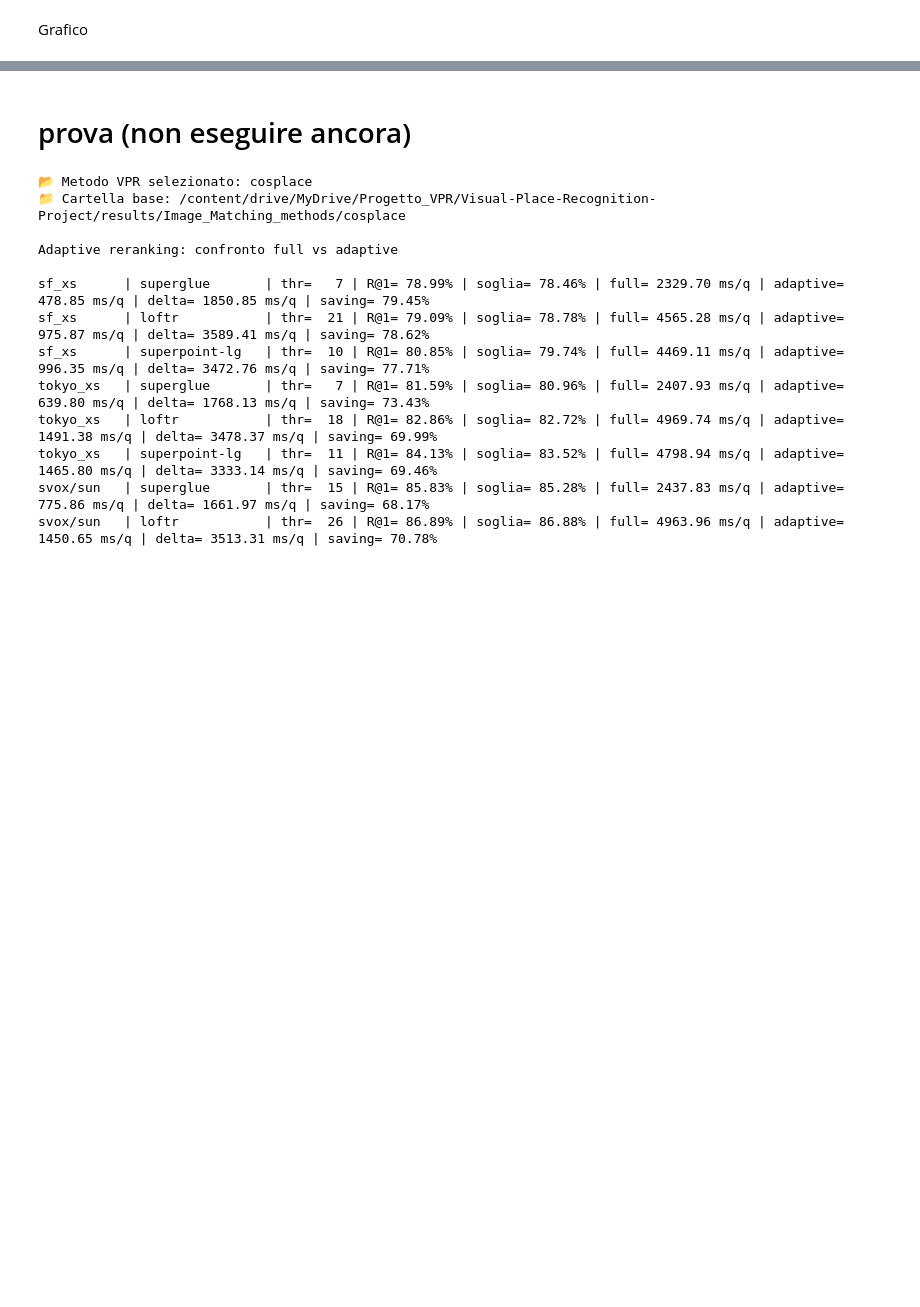
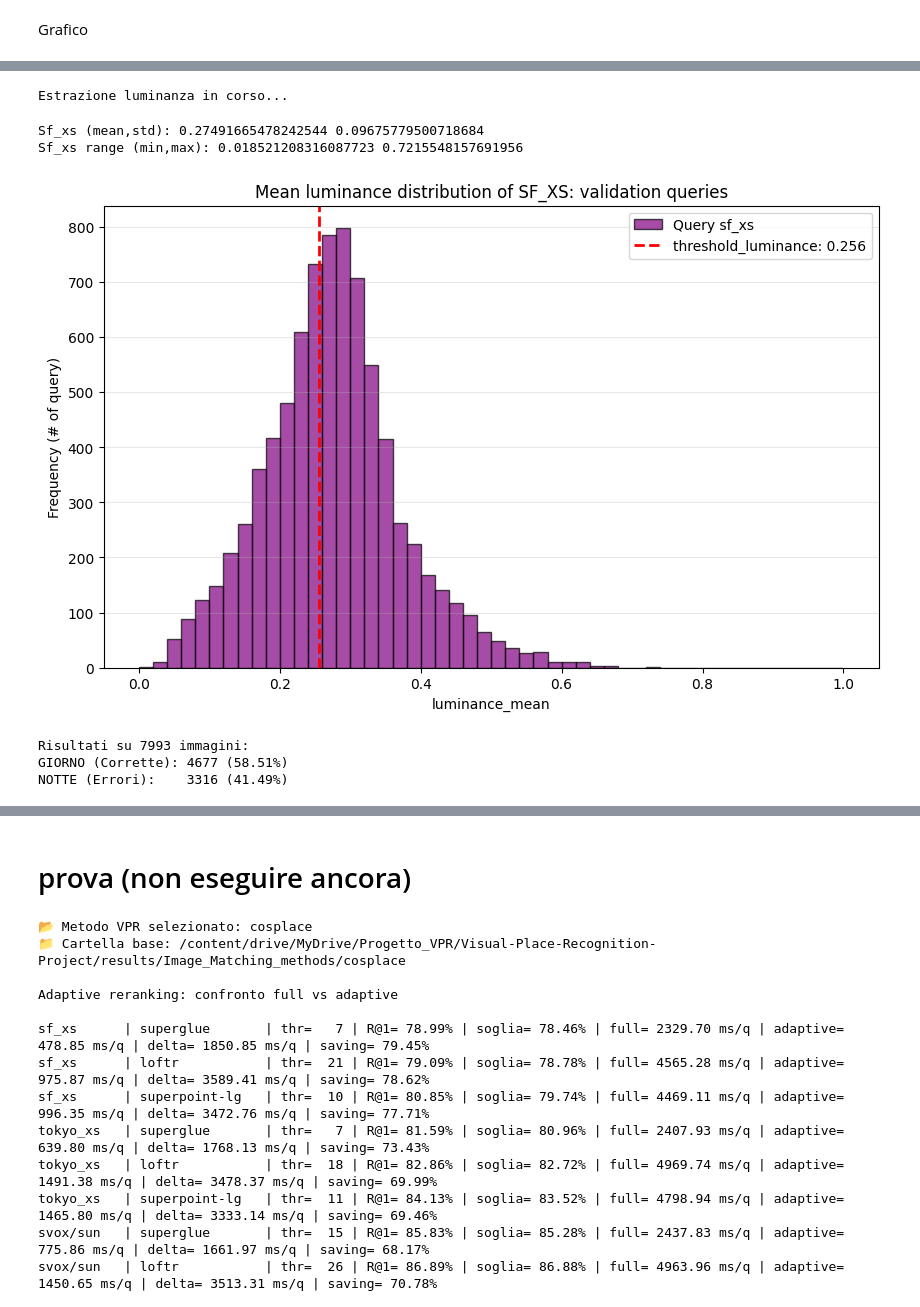
Before and after one commit to androsida/Visual-Place-Recognition-Project, a Jupyter notebook: start_your_project.ipynb, the cells around one changed output, grey strips where cells are left out. Drawn from its saved outputs; the diff is of its cells as text; code cells hidden in the pictures; blank space fills up the shorter version.

Commit message:
luminanza

```diff
--- a/start_your_project.ipynb
+++ b/start_your_project.ipynb
@@ -981,8 +981,8 @@ from tqdm import tqdm
 
 # 1. Configurazione Iniziale
 
-datasets = ["svox/sun", "svox/night"]
-methods = ['loftr', 'superpoint-lg']
+datasets = ["sf_xs"]
+methods = [ 'superpoint-lg', 'loftr']
 base_dir = '/content/drive/MyDrive/Progetto_VPR/Visual-Place-Recognition-Project/results/validation'
 
 tutti_i_dati = []
@@ -1197,0 +1213,52 @@ plt.grid(axis='y', alpha=0.3)
+# %%
+# VALIDATION PHASE FOR LUMINANCE ON SF_XS
+
+dataset_dir = Path("/content/Visual-Place-Recognition-Project/data/sf_xs/val/queries")
+
+sfxs_images = glob(os.path.join(dataset_dir, "**/*.jpg"), recursive=True)
+luminances_sfxs_mean = np.zeros(len(sfxs_images))
+
+print("Estrazione luminanza in corso...")
+for i, path in enumerate(tqdm.tqdm(sfxs_images)):
+    luminances_sfxs_mean[i] = luminance_mean(path)
+
+print("\n")
+print("Sf_xs (mean,std):", luminances_sfxs_mean.mean(), luminances_sfxs_mean.std())
+print("Sf_xs range (min,max):", luminances_sfxs_mean.min(), luminances_sfxs_mean.max())
+# %% [output]
+Estrazione luminanza in corso...
+Sf_xs (mean,std): 0.27491665478242544 0.09675779500718684
+Sf_xs range (min,max): 0.018521208316087723 0.7215548157691956
+# %%
+import matplotlib.pyplot as plt
+
+plt.figure(figsize=(10, 6))
+bins = np.linspace(0, 1, 51)
+
+plt.hist(luminances_sfxs_mean, bins=bins, alpha=0.7, color='purple', edgecolor='black', label='Query sf_xs')
+plt.axvline(threshold_luminance_mean, color='red', linestyle='dashed', linewidth=2, label=f'threshold_luminance: {threshold_luminance_mean:.3f}')
+
+plt.title('Mean luminance distribution of SF_XS: validation queries')
+plt.xlabel('luminance_mean')
+plt.ylabel('Frequency (# of query)')
+plt.legend()
+plt.grid(axis='y', alpha=0.3)
+plt.show()
+
+
+# Validazione
+total = len(luminances_sfxs_mean)
+predicted_day = np.sum(luminances_sfxs_mean > threshold_luminance_mean)
+predicted_night = np.sum(luminances_sfxs_mean <= threshold_luminance_mean)
+
+perc_day = (predicted_day / total) * 100
+perc_night = (predicted_night / total) * 100
+
+print(f"Risultati su {total} immagini:")
+print(f"GIORNO (Corrette): {predicted_day} ({perc_day:.2f}%)")
+print(f"NOTTE (Errori):    {predicted_night} ({perc_night:.2f}%)")
+# %% [output]
+[figure, added]
+Risultati su 7993 immagini:
+GIORNO (Corrette): 4677 (58.51%)
+NOTTE (Errori):    3316 (41.49%)
```
Also changed, not shown: parts of 17 cells of this notebook.
